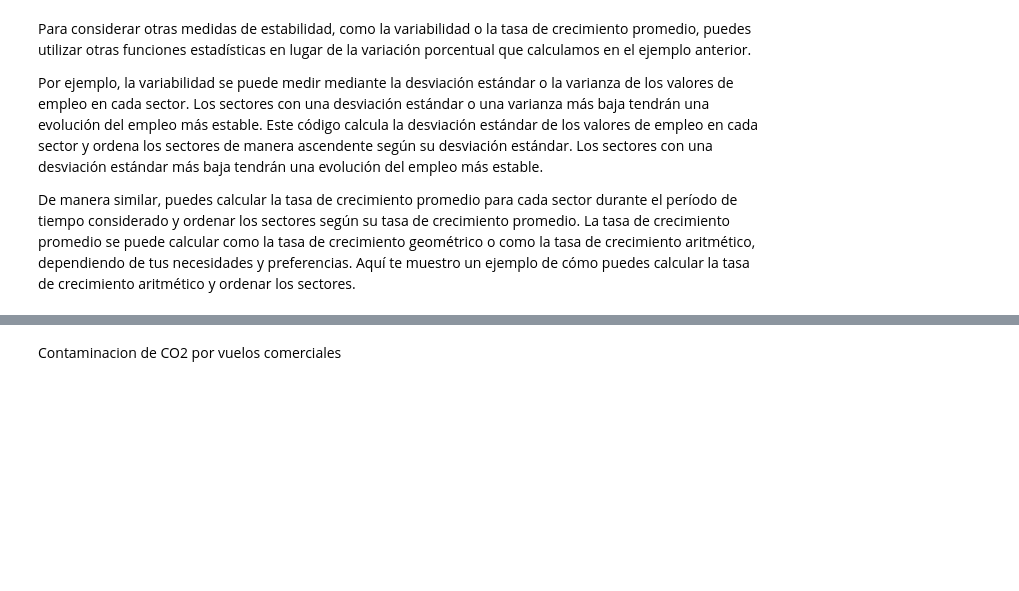
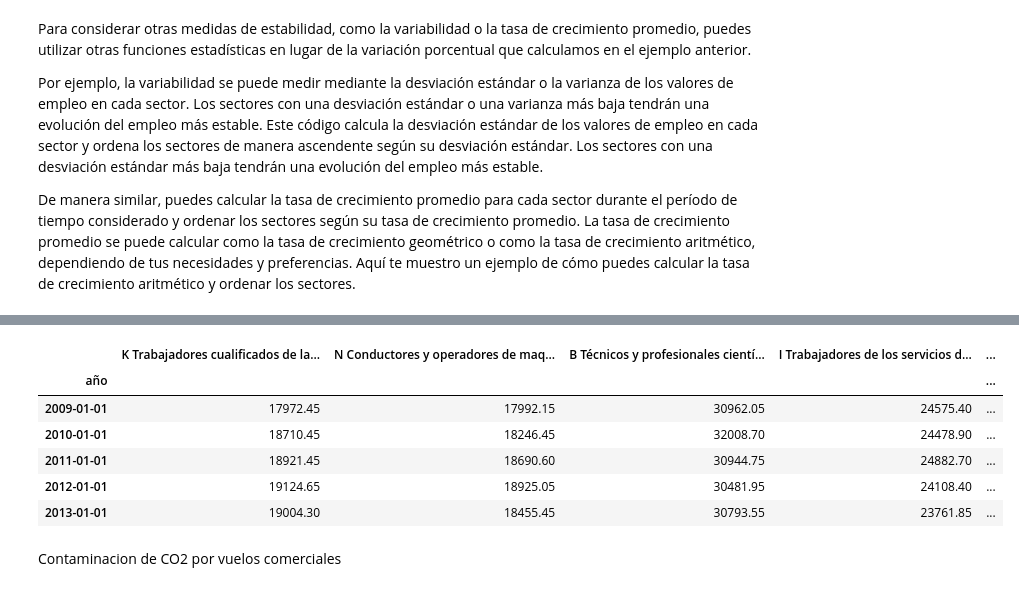
Before and after one commit to alandia92/EDA-Turismo-Euskadi, a Jupyter notebook: EDA/Tratamiento_datos.ipynb, the cells around one changed output, grey strips where cells are left out. Cells and saved outputs as stored; diff of their text form; code cells hidden in the pictures; blank space fills up the shorter version.

```diff
--- a/EDA/Tratamiento_datos.ipynb
+++ b/EDA/Tratamiento_datos.ipynb
@@ -148,3 +166,15 @@ plt.show()
+# %%
+# Media entre los salarios medios de los hombre y de mujeres
+df_13_mean = df_13.groupby(level=0).mean()
+df_13_mean.head()
+# %% [output]
+|  | K Trabajadores cualificados de la... | N Conductores y operadores de maq... | B Técnicos y profesionales cientí... | I Trabajadores de los servicios d... | ... |
+| año |  |  |  |  | ... |
+| 2009-01-01 | 17972.45 | 17992.15 | 30962.05 | 24575.40 | ... |
+| 2010-01-01 | 18710.45 | 18246.45 | 32008.70 | 24478.90 | ... |
+| 2011-01-01 | 18921.45 | 18690.60 | 30944.75 | 24882.70 | ... |
+| 2012-01-01 | 19124.65 | 18925.05 | 30481.95 | 24108.40 | ... |
+| 2013-01-01 | 19004.30 | 18455.45 | 30793.55 | 23761.85 | ... |
 # %% [markdown]
 Contaminacion de CO2 por vuelos comerciales
 # %%
```
Also changed, not shown: parts of 6 cells of this notebook, 4 other files.
